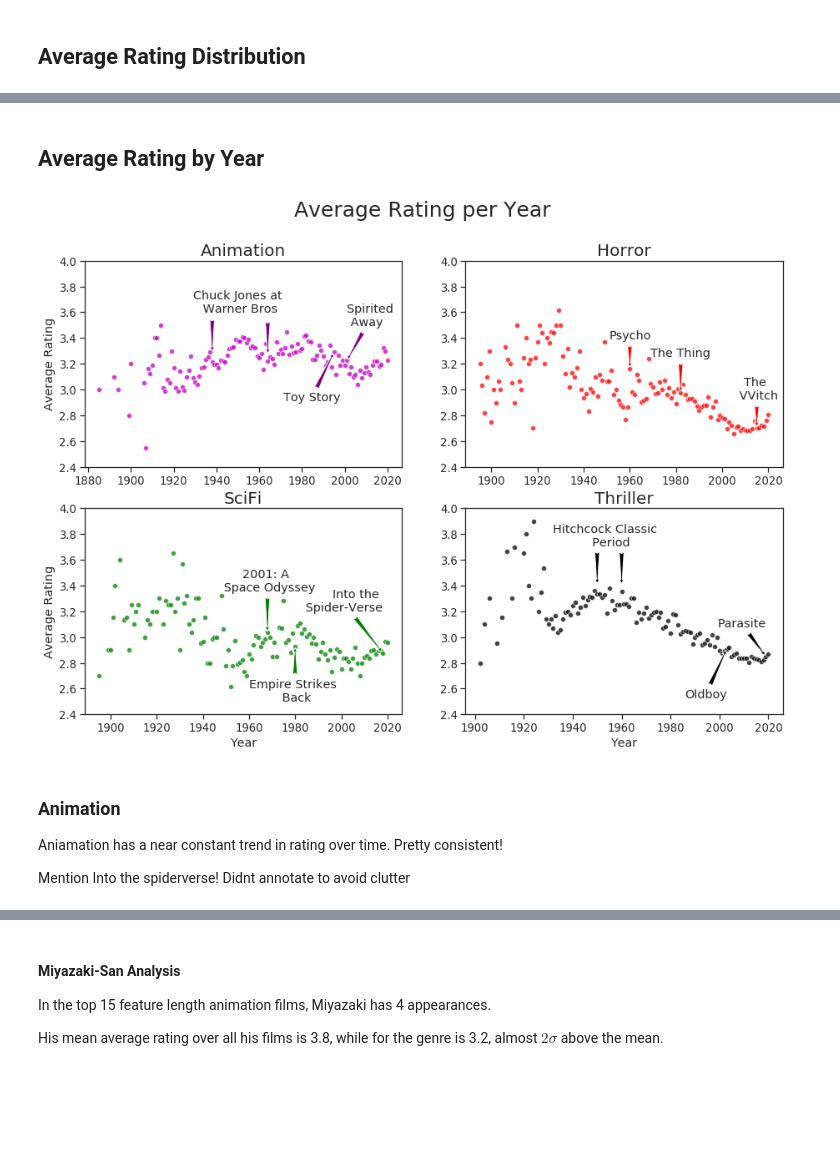
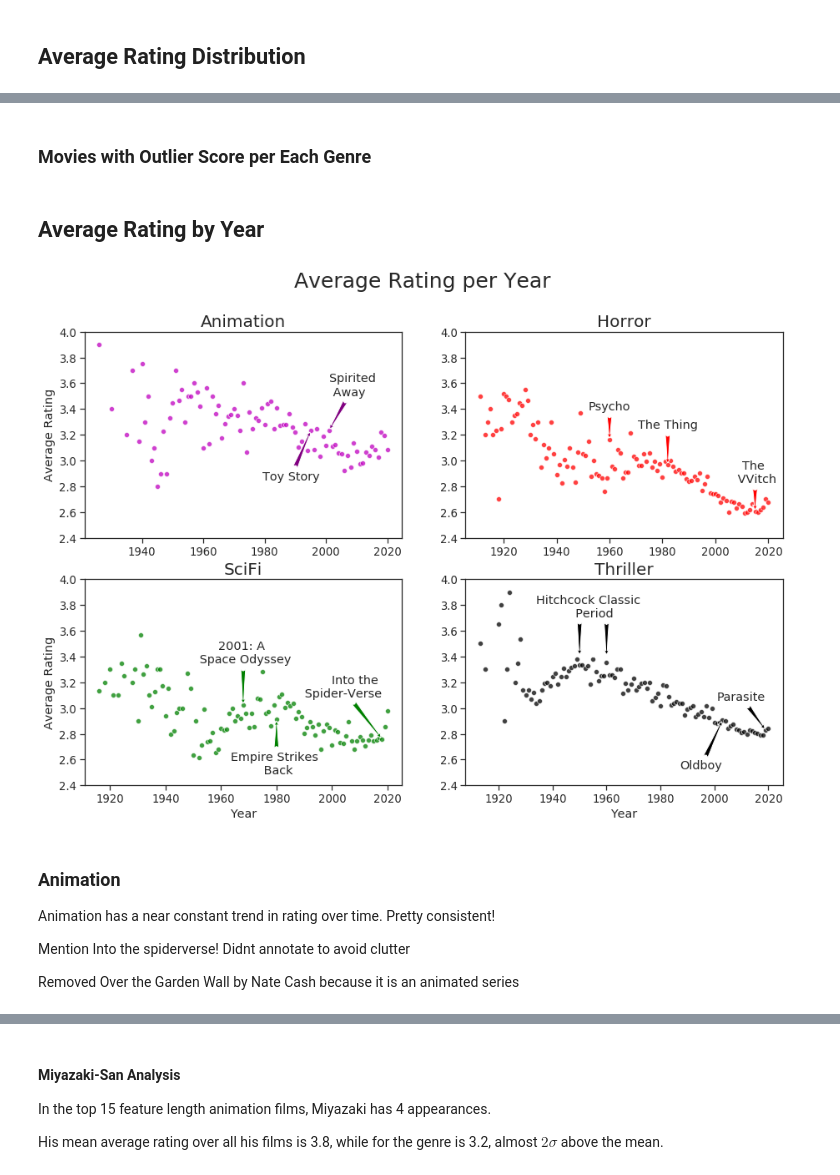
Before and after one commit to andresdha/Letterboxd_Data, a Jupyter notebook: Letterboxd Data Analysis.ipynb, the cells around one changed output, grey strips where cells are left out. Drawn from its saved outputs; the diff is of its cells as text; code cells hidden in the pictures; blank space fills up the shorter version.

```diff
--- a/Letterboxd Data Analysis.ipynb
+++ b/Letterboxd Data Analysis.ipynb
@@ -159,0 +213,2 @@ thriller.describe(include='all')
+# %%
+scifi = scifi[(50 <= scifi.running_time) & (scifi.running_time <= 240)]
@@ -159,0 +230,4 @@ thriller.describe(include='all')
+# %%
+thriller = thriller[(50 <= thriller.running_time) & (thriller.running_time <= 240) & (thriller.year < 2021)]
+
+#Removing 2021 from thriller
@@ -160,9 +251,4 @@ thriller.describe(include='all')
 # %%
-animation.fillna(0, inplace=True)
-horror.fillna(0, inplace=True)
-scifi.fillna(0, inplace=True)
-thriller.fillna(0, inplace=True)
-
 animation['year'] = animation['year'].astype(int)
 horror['year'] = horror['year'].astype(int)
 scifi['year'] = scifi['year'].astype(int)
@@ -236,10 +329,12 @@ plt.show()
+# %% [markdown]
+### Movies with Outlier Score per Each Genre
 # %% [markdown]
 ## Average Rating by Year
 # %%
-animation_by_year = animation.groupby('year').mean()[['avg_rating', 'likes', 'views']].drop([0], axis=0)
-horror_by_year = horror.groupby('year').mean()[['avg_rating', 'likes', 'views']].drop([0], axis=0)
-scifi_by_year = scifi.groupby('year').mean()[['avg_rating', 'likes', 'views']].drop([0], axis=0)
-thriller_by_year = thriller.groupby('year').mean()[['avg_rating', 'likes', 'views']].drop([0, 2021], axis=0)
+animation_by_year = animation.groupby('year').mean()[['avg_rating', 'likes', 'views']]
+horror_by_year = horror.groupby('year').mean()[['avg_rating', 'likes', 'views']]
+scifi_by_year = scifi.groupby('year').mean()[['avg_rating', 'likes', 'views']]
+thriller_by_year = thriller.groupby('year').mean()[['avg_rating', 'likes', 'views']]
 # %%
 fig, axes = plt.subplots(nrows=2, ncols=2, figsize=(15,10), squeeze=True)
 fig.suptitle('Average Rating per Year', fontsize=25)
@@ -287,26 +382,26 @@ axes[0,0].annotate('Toy Story',
                    horizontalalignment='right',
                    verticalalignment='bottom')
 
-axes[0,0].annotate('Chuck Jones at \n Warner Bros ',
-                   xy=(1951, animation_by_year.loc[1951]['avg_rating'] ),
-                   xytext=(1951, animation_by_year.loc[1951]['avg_rating'] + 0.4),
-                   arrowprops=dict(arrowstyle='-', facecolor='purple'),
-                   horizontalalignment='center',
-                   verticalalignment='top')
+# axes[0,0].annotate('Chuck Jones at \n Warner Bros ',
+#                    xy=(1951, animation_by_year.loc[1951]['avg_rating'] ),
+#                    xytext=(1951, animation_by_year.loc[1951]['avg_rating'] + 0.4),
+#                    arrowprops=dict(arrowstyle='-', facecolor='purple'),
+#                    horizontalalignment='center',
+#                    verticalalignment='top')
 
-axes[0,0].annotate('',
-                   xy=(1938, animation_by_year.loc[1938]['avg_rating'] + 0.07),
-                   xytext=(1938, animation_by_year.loc[1938]['avg_rating'] + 0.34),
-                   arrowprops=dict(arrowstyle='fancy', facecolor='purple'),
-                   horizontalalignment='left',
-                   verticalalignment='top')
+# axes[0,0].annotate('',
+#                    xy=(1938, animation_by_year.loc[1938]['avg_rating'] + 0.07),
+#                    xytext=(1938, animation_by_year.loc[1938]['avg_rating'] + 0.34),
+#                    arrowprops=dict(arrowstyle='fancy', facecolor='purple'),
+#                    horizontalalignment='left',
+#                    verticalalignment='top')
 
-axes[0,0].annotate('',
-                   xy=(1964, animation_by_year.loc[1964]['avg_rating'] + 0.05),
-                   xytext=(1964, animation_by_year.loc[1964]['avg_rating'] + 0.32),
-                   arrowprops=dict(arrowstyle='fancy', facecolor='purple'),
-                   horizontalalignment='right',
-                   verticalalignment='top')
+# axes[0,0].annotate('',
+#                    xy=(1964, animation_by_year.loc[1964]['avg_rating'] + 0.05),
+#                    xytext=(1964, animation_by_year.loc[1964]['avg_rating'] + 0.32),
+#                    arrowprops=dict(arrowstyle='fancy', facecolor='purple'),
+#                    horizontalalignment='right',
+#                    verticalalignment='top')
 
 
 
@@ -370,39 +465,41 @@ axes[1,1].annotate('Hitchcock Classic \n  Period',
                    arrowprops=dict(arrowstyle='-', facecolor='black'),
                    horizontalalignment='center',
                    verticalalignment='top')
 
 axes[1,1].annotate('',
                    xy=(1950, thriller_by_year.loc[1950]['avg_rating'] + 0.07),
                    xytext=(1950, thriller_by_year.loc[1950]['avg_rating'] + 0.34),
                    arrowprops=dict(arrowstyle='fancy', facecolor='black'),
                    horizontalalignment='left',
                    verticalalignment='top')
 
 axes[1,1].annotate('',
                    xy=(1960, thriller_by_year.loc[1960]['avg_rating'] + 0.05),
                    xytext=(1960, thriller_by_year.loc[1960]['avg_rating'] + 0.32),
                    arrowprops=dict(arrowstyle='fancy', facecolor='black'),
                    horizontalalignment='right',
                    verticalalignment='top')
 
 axes[1,1].annotate('Oldboy',
                    xy=(2003, thriller_by_year.loc[2003]['avg_rating'] ),
                    xytext=(2003, thriller_by_year.loc[2003]['avg_rating'] - 0.4),
                    arrowprops=dict(arrowstyle='fancy', facecolor='black'),
                    horizontalalignment='right',
                    verticalalignment='bottom')
 
 
 
 plt.savefig('Figures/Avg_Rating_per_Year.png')
 plt.show()
 # %% [output]
-[figure, old version]
+[figure, new version]
 # %% [markdown]
 ### Animation
 
-Aniamation has a near constant trend in rating over time. Pretty consistent!
+Animation has a near constant trend in rating over time. Pretty consistent!
 
 Mention Into the spiderverse! Didnt annotate to avoid clutter
+
+Removed Over the Garden Wall by Nate Cash because it is an animated series
 # %%
 top_animation = animation[(animation.running_time >= 60) & (animation.running_time <= 180)].nlargest(17, 'avg_rating')
```
Also changed, not shown: parts of 67 cells of this notebook, 4 other files.
